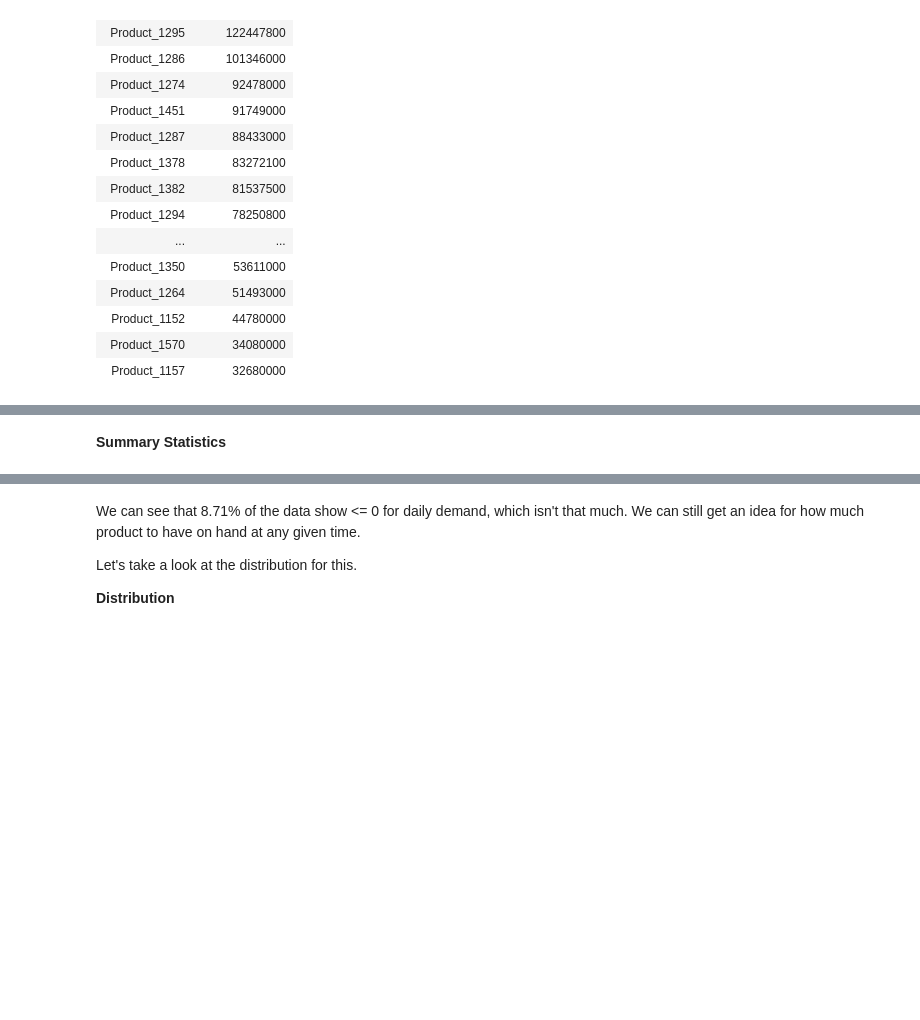
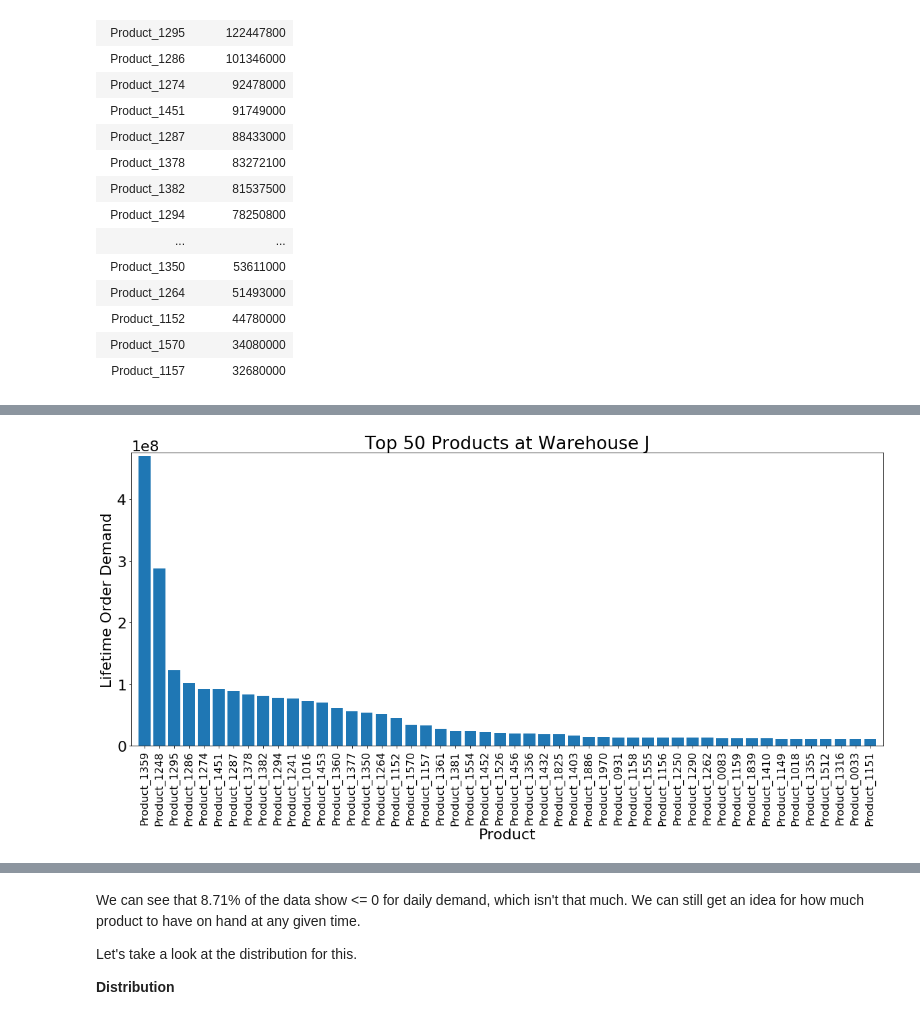
Before and after one commit to JessicaFB/Product-Demand-Forecasting, a Jupyter notebook: Product-Demand-Forecasting.ipynb, the cells around one changed output, grey strips where cells are left out. Saved outputs shown, nothing was run; the diff lists cells and outputs as text; code cells hidden in the pictures; blank space fills up the shorter version.

```diff
--- a/Product-Demand-Forecasting.ipynb
+++ b/Product-Demand-Forecasting.ipynb
@@ -676,23 +732,23 @@ plt.show()
 # %%
 # x-labels
 labels = prod_sum_demand.index[0:50]
 # x-values
 products = list(range(0,len(labels)))
 # y-values
 order_demand = prod_sum_demand.Order_Demand[0:50]
 
 # Plot
 # Set figure
 plt.figure(figsize=(20,8))
 # Prevent extra whitespace
 plt.margins(0.01)
 # Plot
 plt.bar(products, order_demand, align='center')
 # Add labels & rotate 90 degrees
 plt.xticks(products, labels, rotation = 90, fontsize=16)
-plt.title('Top 50 Products')
+plt.title('Top 50 Products at Warehouse J')
 plt.ylabel('Lifetime Order Demand')
 plt.xlabel('Product')
 plt.show()
+# %% [output]
+[figure, added]
-# %% [markdown]
-**Summary Statistics**
```
Also changed, not shown: parts of 36 cells of this notebook.
